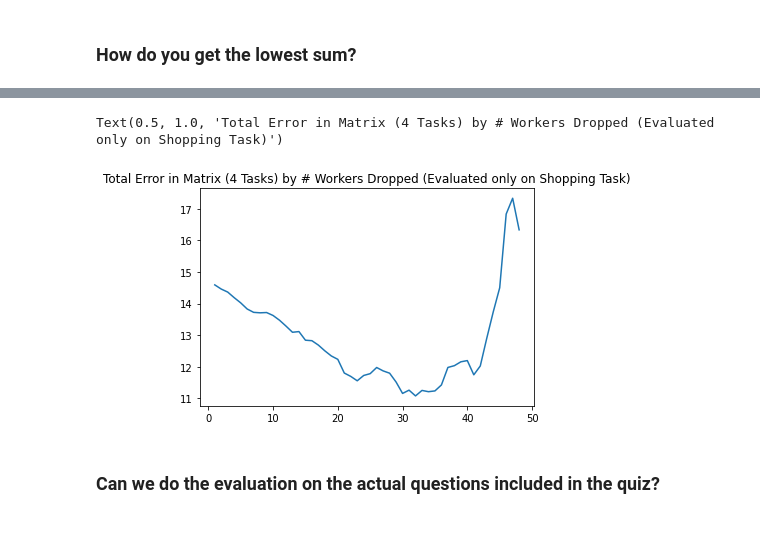
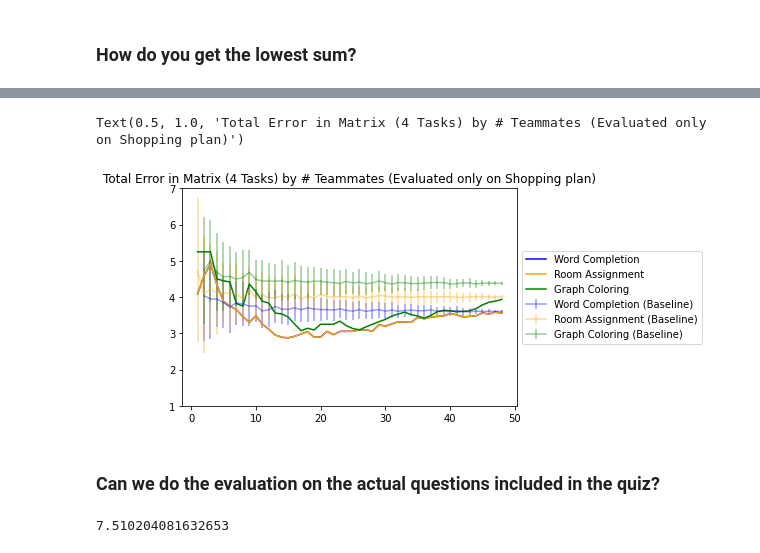
Before and after one commit to Watts-Lab/task-mapping, a Jupyter notebook: task writing survey pipeline/Karger Algorithm.ipynb, the cells around one changed output, grey strips where cells are left out. Drawn from its saved outputs; the diff is of its cells as text; code cells hidden in the pictures.

```diff
--- a/task writing survey pipeline/Karger Algorithm.ipynb
+++ b/task writing survey pipeline/Karger Algorithm.ipynb
@@ -476,9 +496,22 @@ Text(0.5, 1.0, 'Total Error in Matrix (4 Tasks) by # Teammates (Evaluated only o
-# %%
-plt.plot(dropped_dict.keys(),dropped_dict.values())
-plt.title("Total Error in Matrix (4 Tasks) by # Workers Dropped (Evaluated only on Shopping Task)")
-# %% [output]
-Text(0.5, 1.0, 'Total Error in Matrix (4 Tasks) by # Workers Dropped (Evaluated only on Shopping Task)')
-[figure, removed]
+# %%
+# baselines
+plt.errorbar(x = baseline_dropped_dicts[0].keys(), y=baseline_dropped_dicts[0].values(), yerr=sd_s[0], label = "Word Completion (Baseline)", color = "blue", alpha = 0.4)
+plt.errorbar(x = baseline_dropped_dicts[1].keys(), y=baseline_dropped_dicts[1].values(), yerr=sd_s[1], label = "Room Assignment (Baseline)", color = "orange", alpha = 0.4)
+plt.errorbar(x = baseline_dropped_dicts[2].keys(), y=baseline_dropped_dicts[2].values(), yerr=sd_s[2], label = "Graph Coloring (Baseline)", color = "green", alpha = 0.4)
+#plt.errorbar(x = baseline_dropped_dicts[3].keys(), y=baseline_dropped_dicts[3].values(), yerr=sd_s[3], label = "Shopping Plan (Baseline)", color = "red", alpha = 0.4)
+
+# selection based on task performance
+plt.plot(num_teammates,dropped_dicts[0].values(), label = "Word Completion", color = 'blue')
+plt.plot(num_teammates,dropped_dicts[0].values(), label = "Room Assignment", color = 'orange')
+plt.plot(num_teammates,dropped_dicts[1].values(), label = "Graph Coloring", color = 'green')
+#plt.plot(num_teammates,dropped_dicts[2].values(), label = "Shopping Plan", color = 'red')
+
+plt.ylim([1, 7])
+plt.legend(loc='center left', bbox_to_anchor=(1, 0.5))
+plt.title("Total Error in Matrix (4 Tasks) by # Teammates (Evaluated only on Shopping plan)")
+# %% [output]
+Text(0.5, 1.0, 'Total Error in Matrix (4 Tasks) by # Teammates (Evaluated only on Shopping plan)')
+[figure, added]
 # %% [markdown]
 ### Can we do the evaluation on the actual questions included in the quiz?
 # %%
@@ -529,3 +564,8 @@ for name in df_karger["name"].unique():
     df_for_name_pivoted = df_for_name.pivot_table(index = "question_name", columns = "task_name", values = "value").replace(-1, 0)
     diff_from_gold = np.nansum(abs(np.asmatrix(df_for_name_pivoted-truth_tested_mean)))
     worker_dict_pretest[name] = diff_from_gold
+# %%
+# what was the original workers' "Score" on this pre-test?
+np.mean(np.subtract(10*np.ones(len(worker_dict_pretest.values())),list(worker_dict_pretest.values())))
+# %% [output]
+7.510204081632653
```
Also changed, not shown: parts of 12 cells of this notebook, 2 other files.
